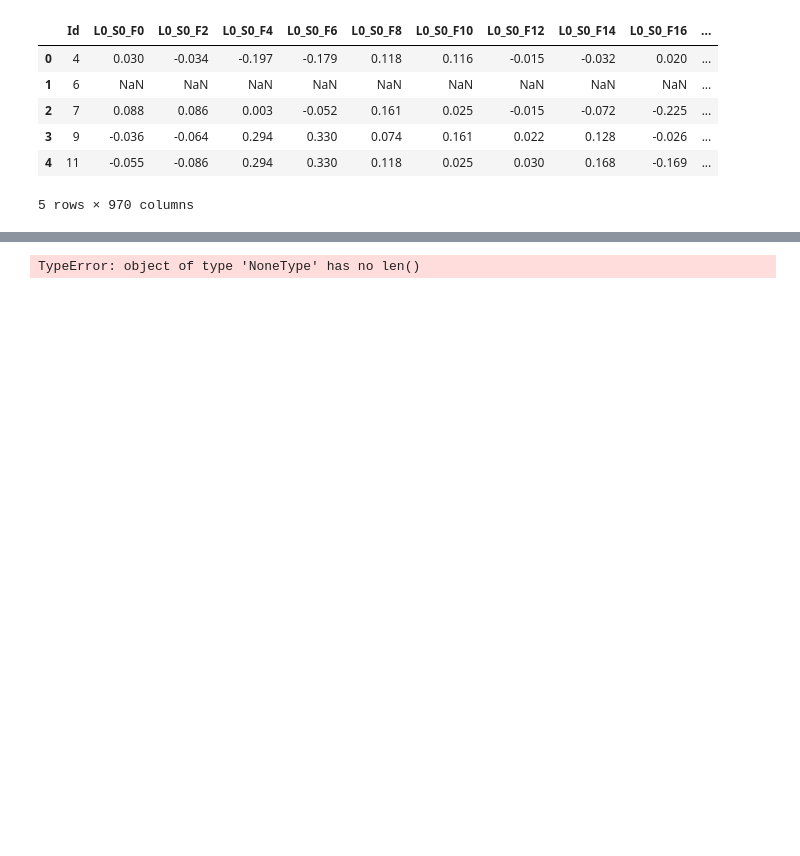
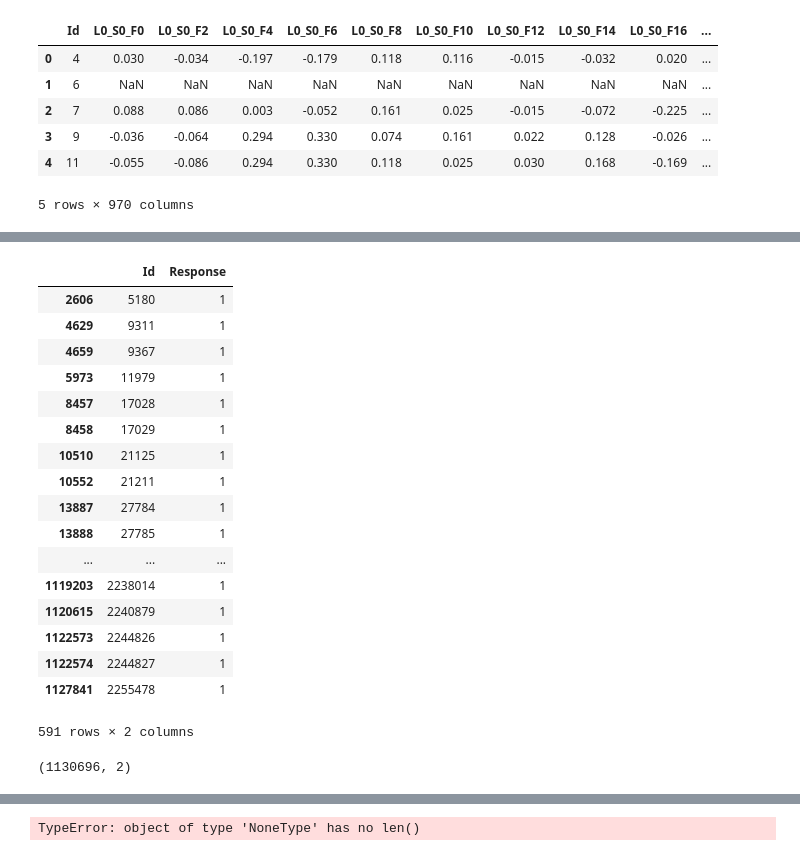
Before and after one commit to JeanFraga/Sprint-Challenge-Build-Week, a Jupyter notebook: kaggle-Bosch.ipynb, the cells around one changed output, grey strips where cells are left out. Drawn from its saved outputs; the diff is of its cells as text; code cells hidden in the pictures; blank space fills up the shorter version.

```diff
--- a/kaggle-Bosch.ipynb
+++ b/kaggle-Bosch.ipynb
@@ -15,0 +55,9 @@ df_numeric.head()
+# %%
+predictions = [round(i) for i in y_pred]
+# %%
+ID = test_numeric[['Id', 'L0_S0_F0']]
+ID = ID.rename(columns={'L0_S0_F0': 'Response'})
+# %%
+ID['Response'] = predictions
+# %%
+ID = ID.set_index('Id')
@@ -15,0 +70,25 @@ df_numeric.head()
+# %%
+ID[ID['Response'] == 1]
+# %% [output]
+|  | Id | Response |
+| 2606 | 5180 | 1 |
+| 4629 | 9311 | 1 |
+| 4659 | 9367 | 1 |
+| 5973 | 11979 | 1 |
+| 8457 | 17028 | 1 |
+| 8458 | 17029 | 1 |
+| 10510 | 21125 | 1 |
+| 10552 | 21211 | 1 |
+| 13887 | 27784 | 1 |
+| 13888 | 27785 | 1 |
+| ... | ... | ... |
+| 1119203 | 2238014 | 1 |
+| 1120615 | 2240879 | 1 |
+| 1122573 | 2244826 | 1 |
+| 1122574 | 2244827 | 1 |
+| 1127841 | 2255478 | 1 |
+591 rows × 2 columns
+# %%
+ID.shape
+# %% [output]
+(1130696, 2)
```
Also changed, not shown: parts of 17 cells of this notebook.
